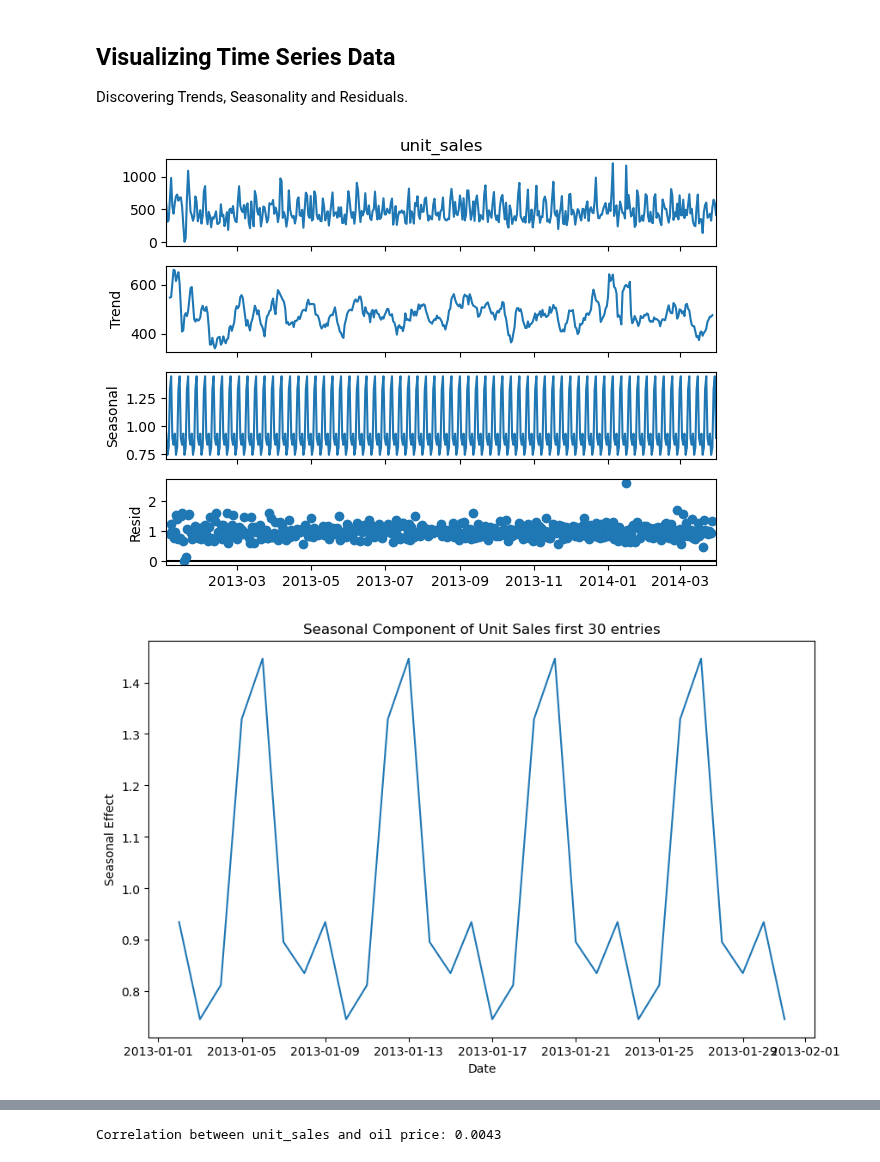
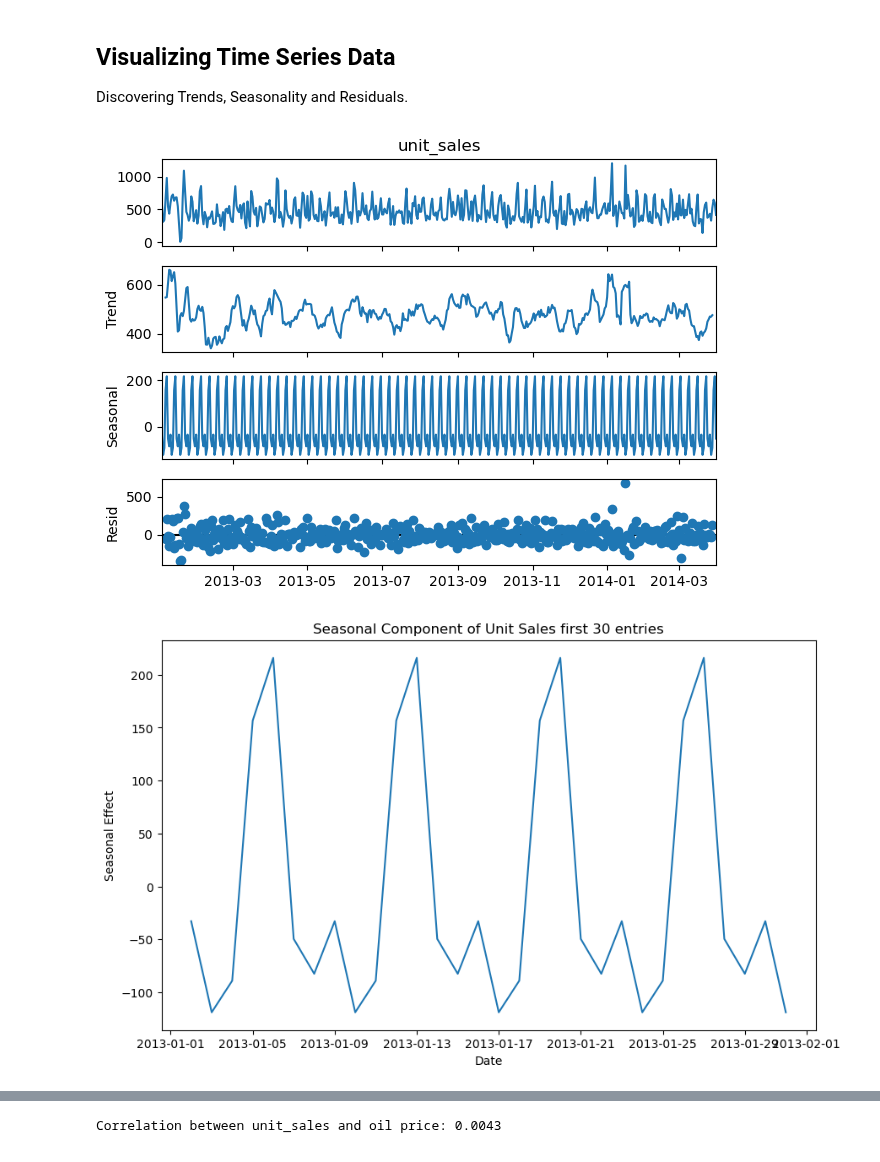
Before and after one commit to Moritz-Binder/corporacion_favorita_grocery_sales_forecasting, a Jupyter notebook: ipynb/EDA.ipynb, the cells around one changed output, grey strips where cells are left out. Saved outputs shown, nothing was run; the diff lists cells and outputs as text; code cells hidden in the pictures.

```diff
--- a/ipynb/EDA.ipynb
+++ b/ipynb/EDA.ipynb
@@ -118,0 +111,33 @@ Holiday data for store_nbr 44:
+# %%
+def holiday_selection(store_nbr, stores_df, holiday_df):
+    """
+    This function selects the relevant holidays for a given store based on its city and region.
+
+    Parameters:
+    - store_nbr: The store number for which to select holidays.
+    - stores_df: DataFrame containing store information.
+    - holiday_df: DataFrame containing holiday information.
+
+    Returns:
+    - A DataFrame containing the relevant holidays for the specified store.
+    """
+    # Get city and region for the specified store
+    store_info = stores_df[stores_df['store_nbr'] == store_nbr]
+    if store_info.empty:
+        raise ValueError(f"Store number {store_nbr} not found in stores_df.")
+
+    city = store_info['city'].values[0]
+    region = store_info['region'].values[0]
+
+    # Select holidays relevant to the store
+    relevant_holidays = holiday_df[
+        (holiday_df['locale_name'] == city) |
+        (holiday_df['locale_name'] == region) |
+        (holiday_df['locale'] == 'National')
+    ]
+
+    return relevant_holidays
+
+holidays_store_44_df = holiday_selection(44, stores_df, holiday_df)
+print(f"Holiday data for store_nbr 44: \n{holidays_store_44_df.shape}")
+holidays_store_44_df.to_csv("../data/procesed/holidays.csv")
@@ -298,6 +326,7 @@ timeseries_df['year'] = timeseries_df['dates'].dt.year
 timeseries_df['month'] = timeseries_df['dates'].dt.month
 timeseries_df['day'] = timeseries_df['dates'].dt.day
 timeseries_df['day_of_week'] = timeseries_df['dates'].dt.dayofweek # Monday=0 … Sunday=6
+timeseries_df['is_weekend'] = timeseries_df['day_of_week'].isin([5, 6]).astype(int) # 1 if weekend, 0 if weekday
 
 # drope the temporary 'dates' column and unit_sales_z column as we won't need it for modeling
 timeseries_df = timeseries_df.drop(columns=['dates', 'unit_sales_z'])
@@ -406,11 +436,11 @@ timeseries_df[timeseries_df['is_earthquake'] == 1]
 Discovering Trends, Seasonality and Residuals.
 # %%
 # time series decomposition
-decomposition = seasonal_decompose(timeseries_df['unit_sales'], model='multiplicative')
+decomposition = seasonal_decompose(timeseries_df['unit_sales'], model='additive', period=7)
 decomposition.plot()
 plt.show()
 # %% [output]
-[figure, old version]
+[figure, new version]
 # %%
 # plot seasonal component
 plt.figure(figsize=(10, 6))
@@ -420,7 +450,7 @@ plt.xlabel('Date')
 plt.ylabel('Seasonal Effect')
 plt.show()
 # %% [output]
-[figure, old version]
+[figure, new version]
 # %%
 # using seaborn relplot to visualize unit_sales over time while marking holidays and paydays
 plot_data = timeseries_df.copy()
```
Also changed, not shown: parts of 24 cells of this notebook, 5 other files.
